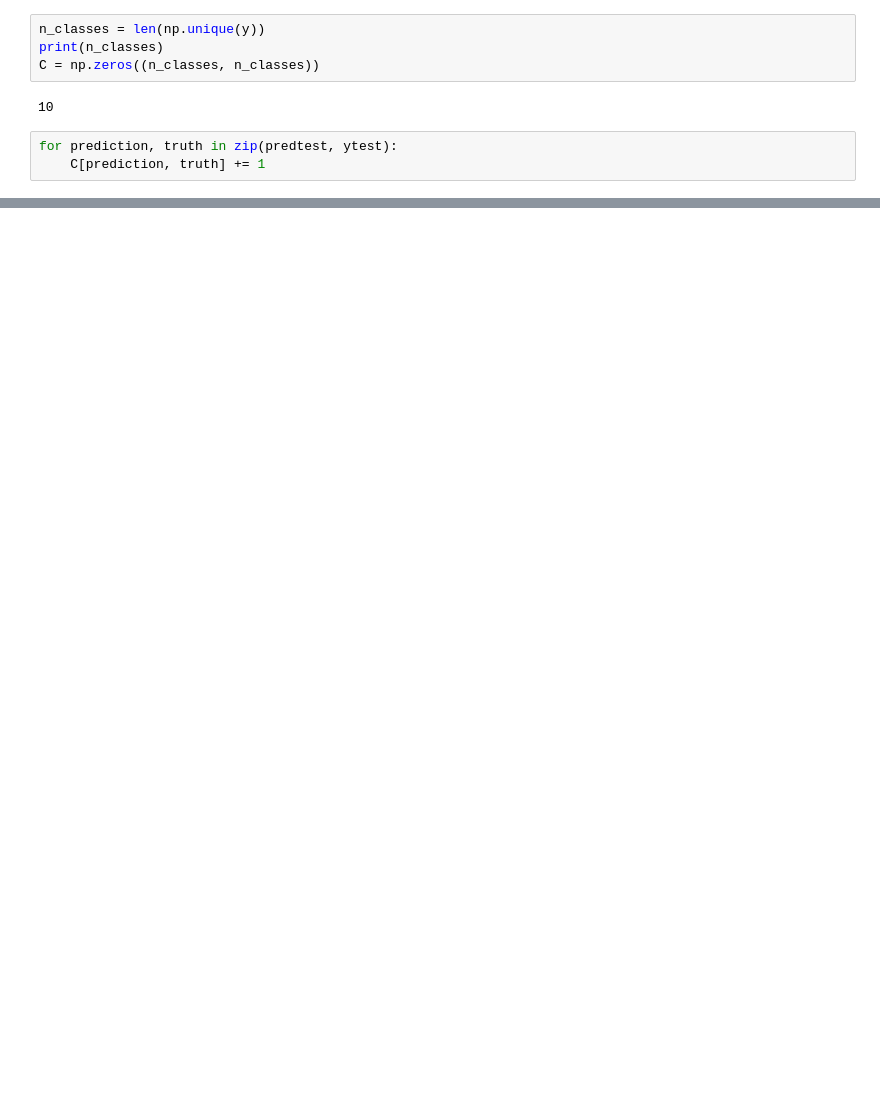
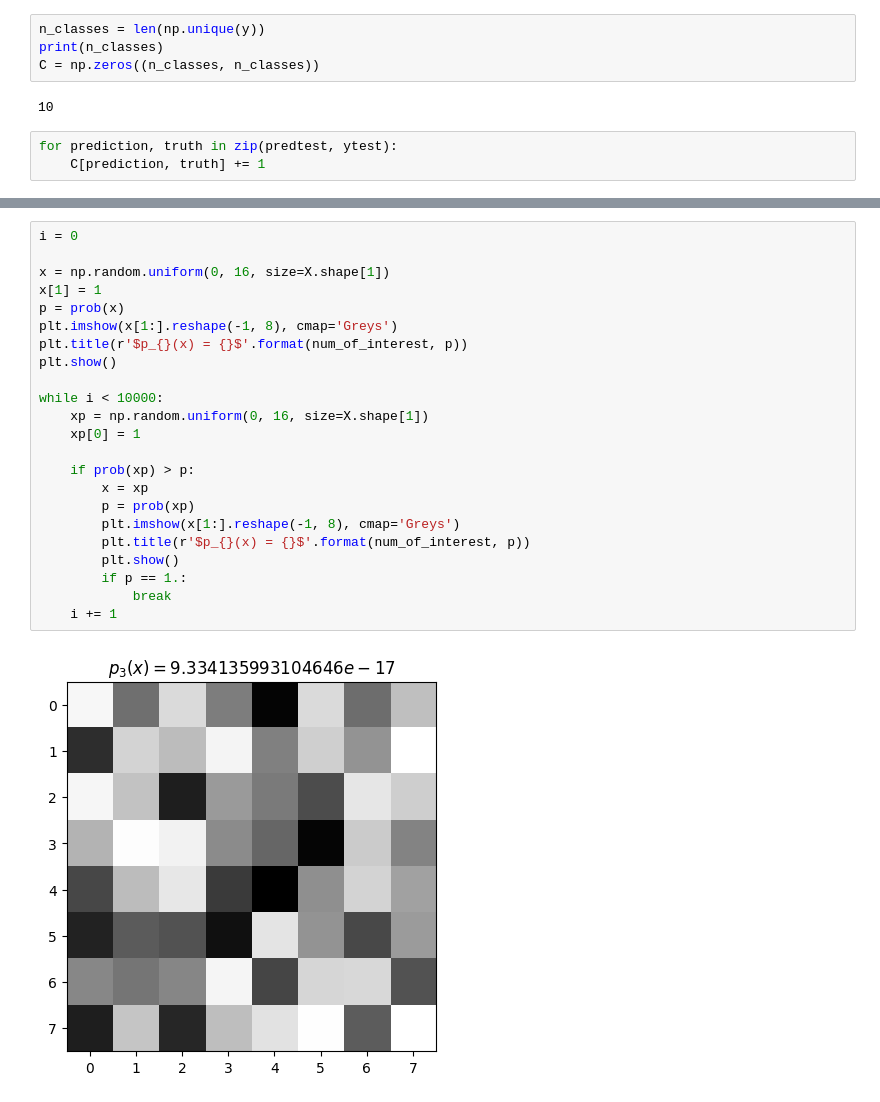
Before and after one commit to wrighj26/scicomp2_F25_wright, a Jupyter notebook: notebooks/Multiclass Classification.ipynb, the cells around one changed output, grey strips where cells are left out. Drawn from its saved outputs; the diff is of its cells as text; blank space fills up the shorter version.

```diff
--- a/notebooks/Multiclass Classification.ipynb
+++ b/notebooks/Multiclass Classification.ipynb
@@ -143,0 +178,25 @@ plt.xlabel('truth');
+# %%
+i = 0
+
+x = np.random.uniform(0, 16, size=X.shape[1])
+x[1] = 1
+p = prob(x)
+plt.imshow(x[1:].reshape(-1, 8), cmap='Greys')
+plt.title(r'$p_{}(x) = {}$'.format(num_of_interest, p))
+plt.show()
+
+while i < 10000:
+    xp = np.random.uniform(0, 16, size=X.shape[1])
+    xp[0] = 1
+
+    if prob(xp) > p:
+        x = xp
+        p = prob(xp)
+        plt.imshow(x[1:].reshape(-1, 8), cmap='Greys')
+        plt.title(r'$p_{}(x) = {}$'.format(num_of_interest, p))
+        plt.show()
+        if p == 1.:
+            break
+    i += 1
+# %% [output]
+[figure, added]
```
Also changed, not shown: parts of 13 cells of this notebook, 3 other files.
